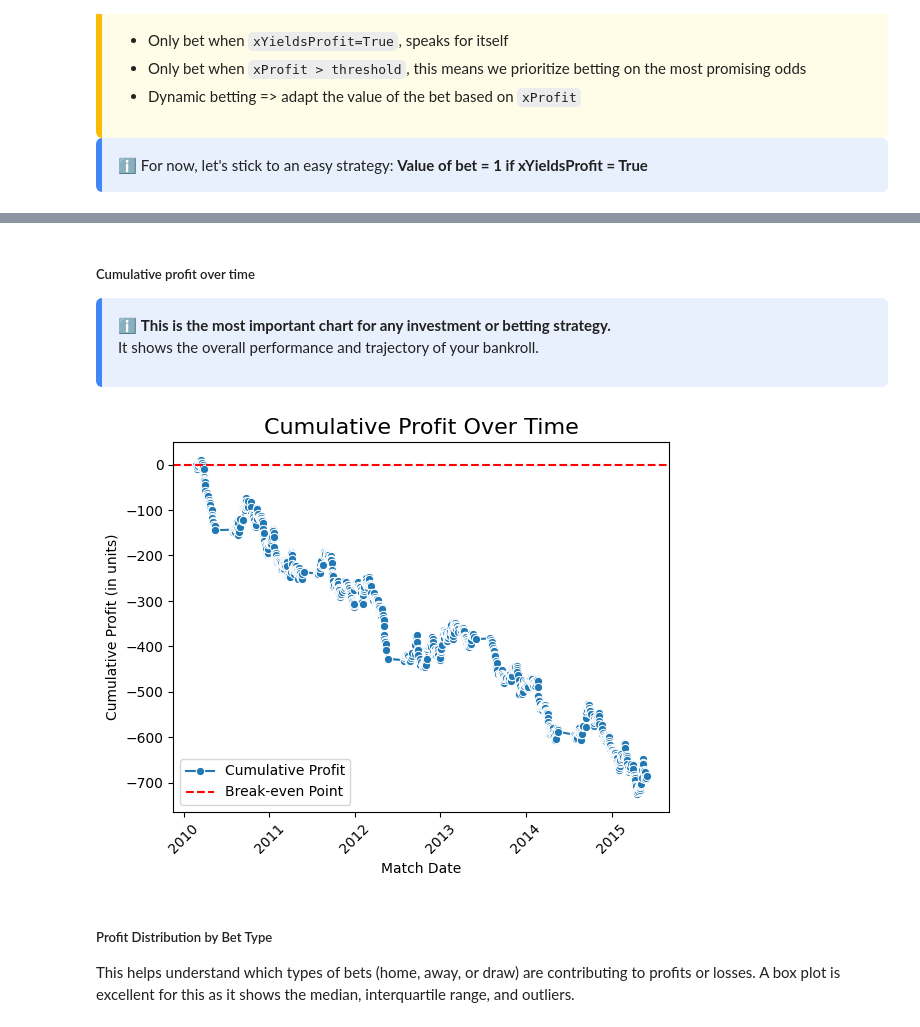
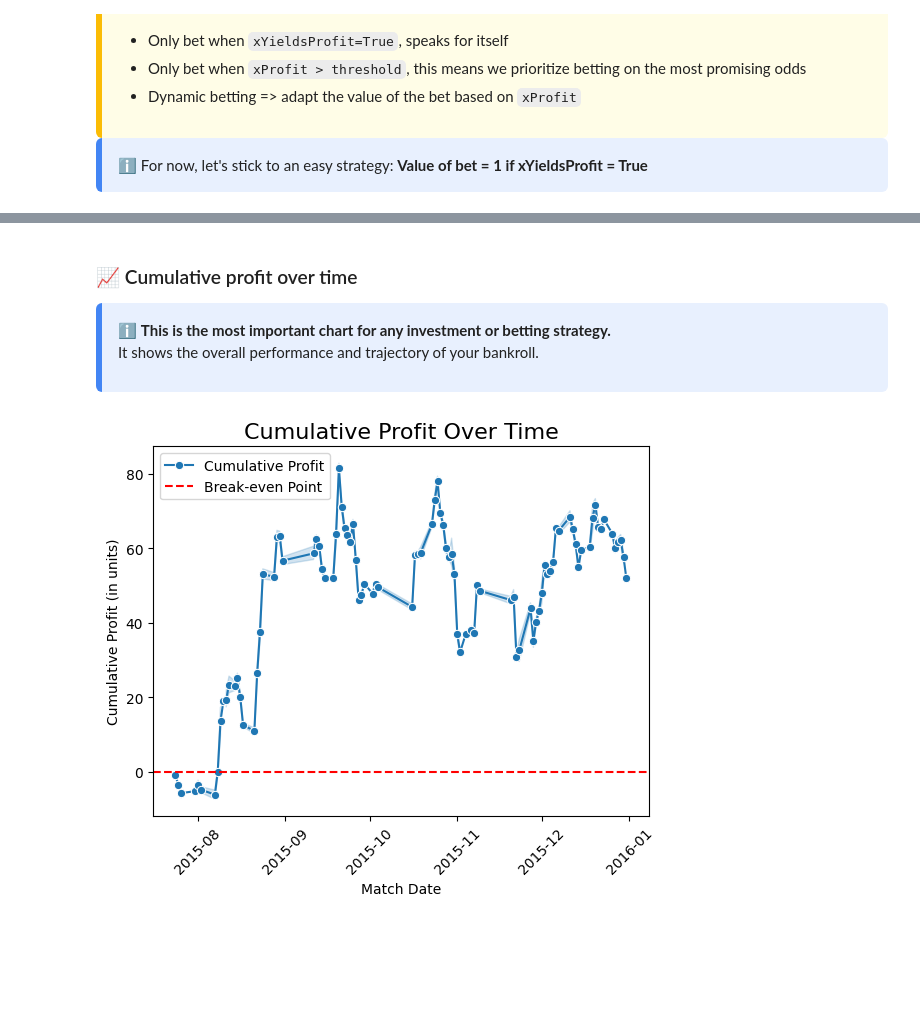
Before and after one commit to datarootsio/your-best-bet, a Jupyter notebook: riskrover/notebooks/riskrover.ipynb, the cells around one changed output, grey strips where cells are left out. Saved outputs shown, nothing was run; the diff lists cells and outputs as text; code cells hidden in the pictures; blank space fills up the shorter version.

```diff
--- a/riskrover/notebooks/riskrover.ipynb
+++ b/riskrover/notebooks/riskrover.ipynb
@@ -594,0 +664,8 @@ df_train_eval.head()
+# %%
+df_bets_sim = evaluate(
+    df_bets_test,
+    y_test,
+    match_dataset=df_match,
+)
+
+df_bets_sim.head()
@@ -595,5 +679,5 @@ df_train_eval.head()
 # %% [markdown]
-##### Cumulative profit over time
+### 📈 Cumulative profit over time
 
 <div style="background-color: #e8f0fe;
     border-left: 6px solid #4285f4;
@@ -604,22 +688,32 @@ df_train_eval.head()
 <p>It shows the overall performance and trajectory of your bankroll.</p>
 </div>
 # %%
-def profit_over_time(df, ax=None):
+def profit_over_time(df, add_break_even=True, ax=None, **kwargs):
     if ax is None:
         ax = plt.gca()
 
-    sns.lineplot(data=df, x='match_date', y='cumulative_profit', marker='o', label='Cumulative Profit', ax=ax)
-    ax.axhline(0, color='red', linestyle='--', label='Break-even Point')
-    ax.set_title('Cumulative Profit Over Time', fontsize=16)
-    ax.set_xlabel('Match Date')
-    ax.set_ylabel('Cumulative Profit (in units)')
+    label = "Cumulative Profit"
+    if "label" in kwargs:
+        label = kwargs["label"]
+        del kwargs["label"]
+
+    sns.lineplot(
+        data=df,
+        x="match_date",
+        y="cumulative_profit",
+        marker="o",
+        label=label,
+        ax=ax,
+        **kwargs
+    )
+    if add_break_even:
+        ax.axhline(0, color="red", linestyle="--", label="Break-even Point")
+    ax.set_title("Cumulative Profit Over Time", fontsize=16)
+    ax.set_xlabel("Match Date")
+    ax.set_ylabel("Cumulative Profit (in units)")
     ax.legend()
-    ax.tick_params(axis='x', rotation=45)
+    ax.tick_params(axis="x", rotation=45)
 # %%
-profit_over_time(df_train_eval)
+profit_over_time(df_bets_sim)
 # %% [output]
-[figure, old version]
+[figure, new version]
-# %% [markdown]
-##### Profit Distribution by Bet Type
-
-This helps understand which types of bets (home, away, or draw) are contributing to profits or losses. A box plot is excellent for this as it shows the median, interquartile range, and outliers.
```
Also changed, not shown: parts of 50 cells of this notebook, 7 other files.
